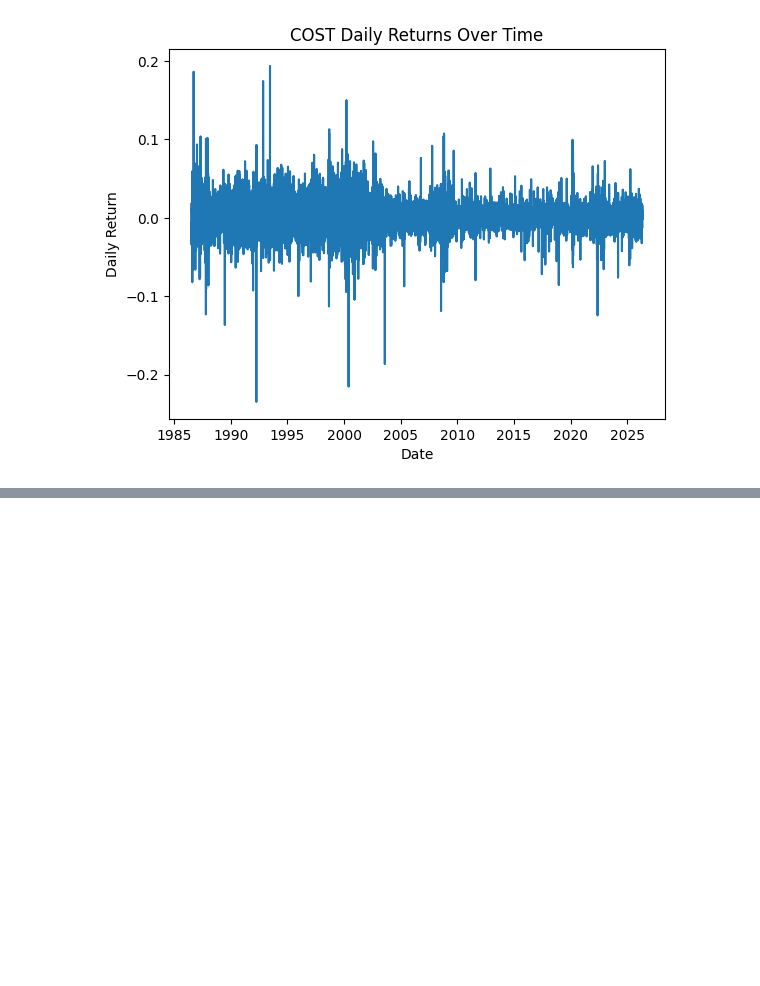
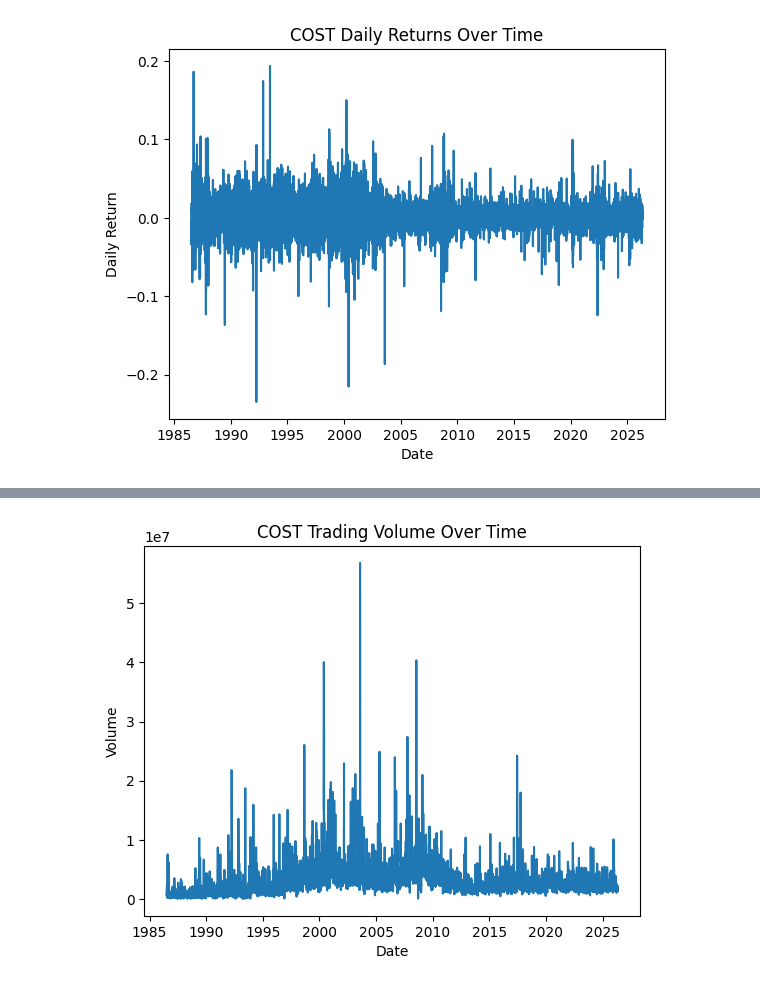
Before and after one commit to taneeshadaga/predict-cost, a Jupyter notebook: cost_stock_prediction.ipynb, the cells around one changed output, grey strips where cells are left out. Cells and saved outputs as stored; diff of their text form; code cells hidden in the pictures; blank space fills up the shorter version.

Commit message:
COST stock volatility and volume analysis

```diff
--- a/cost_stock_prediction.ipynb
+++ b/cost_stock_prediction.ipynb
@@ -78,3 +78,10 @@ cost_data[["Close", "Return_1D", "Return_5D", "Return_10D", "Return_20D", "Retur
 | 2026-04-29 00:00:00-04:00 | 997.222961 | 0.004698 | -0.005012 | 0.014136 | 0.002248 | -0.013221 |
 | 2026-04-30 00:00:00-04:00 | 1013.060059 | 0.015881 | 0.000148 | 0.027674 | 0.018032 | 0.018523 |
 | 2026-05-01 00:00:00-04:00 | 1011.700012 | -0.001343 | 0.001996 | 0.013279 | -0.001766 | 0.025661 |
+# %%
+# COST Stock Volatility
+cost_data["Volatility_5D"] = cost_data["Return_1D"].rolling(window=5).std()
+cost_data["Volatility_10D"] = cost_data["Return_1D"].rolling(window=10).std()
+cost_data["Volatility_20D"] = cost_data["Return_1D"].rolling(window=20).std()
+cost_data["Volatility_50D"] = cost_data["Return_1D"].rolling(window=50).std()
+cost_data[["Return_1D", "Volatility_5D","Volatility_10D", "Volatility_20D", "Volatility_50D"]].tail()
@@ -80,0 +96,6 @@ cost_data[["Close", "Return_1D", "Return_5D", "Return_10D", "Return_20D", "Retur
+# %%
+# COST Stock Volume
+cost_data["Volume_Change"] = cost_data["Volume"].pct_change()
+cost_data["Volume_5D_Avg"] = cost_data["Volume"].rolling(window=5).mean()
+cost_data["Volume_vs_5D_Avg"] = cost_data["Volume"] / cost_data["Volume_5D_Avg"] - 1
+cost_data[["Volume", "Volume_Change","Volume_5D_Avg", "Volume_vs_5D_Avg"]].tail()
@@ -80,0 +110,9 @@ cost_data[["Close", "Return_1D", "Return_5D", "Return_10D", "Return_20D", "Retur
+# %%
+# Plotting COST Stock Volume
+plt.plot(cost_data.index, cost_data["Volume"])
+plt.title("COST Trading Volume Over Time")
+plt.xlabel("Date")
+plt.ylabel("Volume")
+plt.show()
+# %% [output]
+[figure, added]
```
Also changed, not shown: parts of 3 cells of this notebook.
